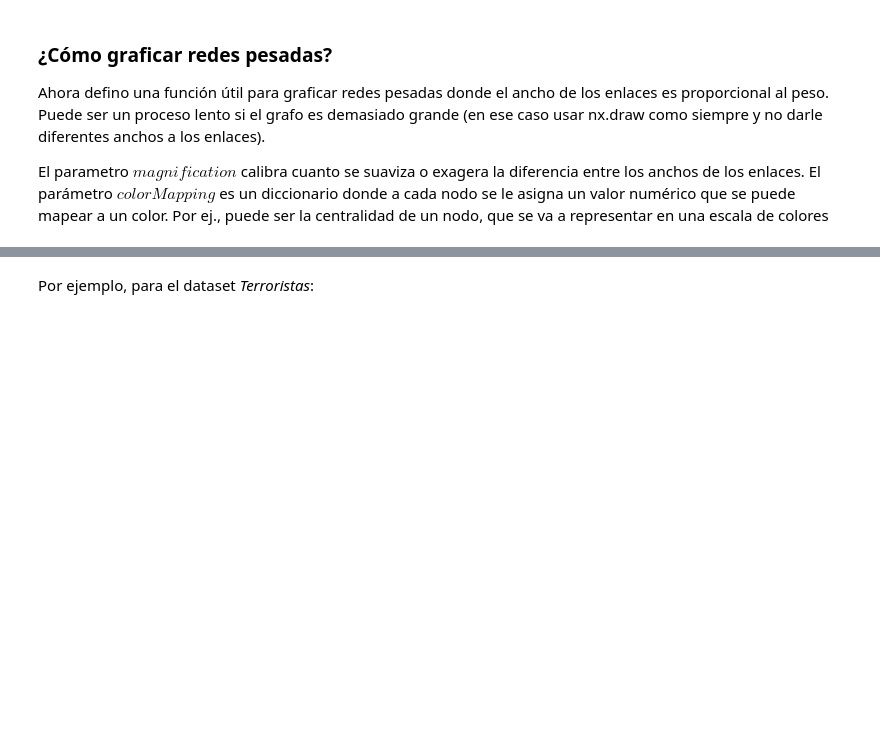
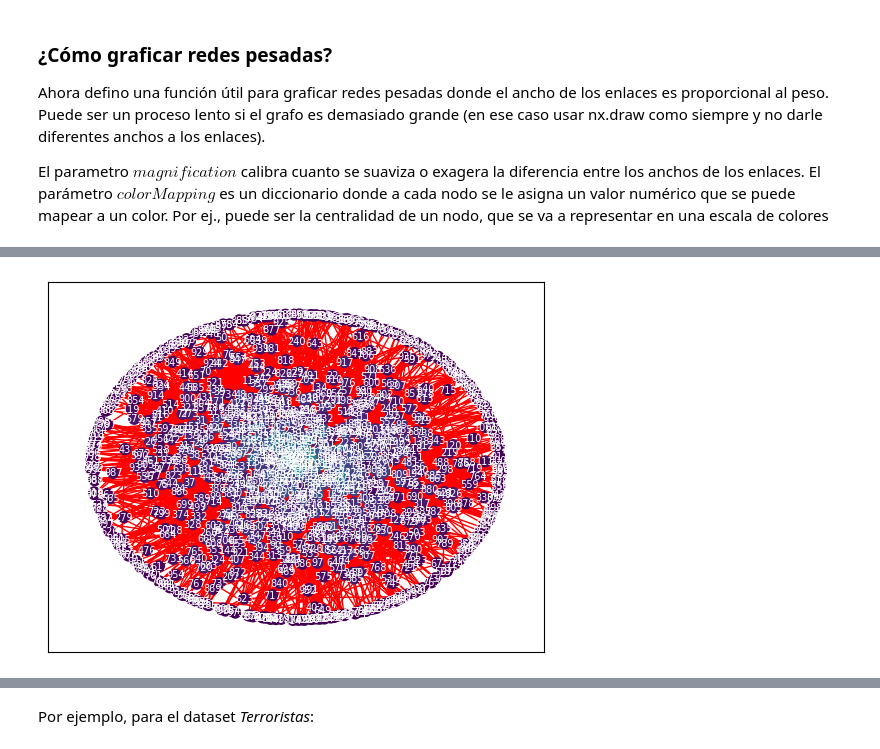
Before and after one commit to Grupo-12-DMCyT/Comparative-Analysis-in-Two-Human-Networks, a Jupyter notebook: DMCyT_sil_tutorial_Datasets_TP1_2025.ipynb, the cells around one changed output, grey strips where cells are left out. Saved outputs shown, nothing was run; the diff lists cells and outputs as text; code cells hidden in the pictures; blank space fills up the shorter version.

```diff
--- a/DMCyT_sil_tutorial_Datasets_TP1_2025.ipynb
+++ b/DMCyT_sil_tutorial_Datasets_TP1_2025.ipynb
@@ -231,0 +233,5 @@ def plotWeightedGraph(G,pos,colorMapping,magnification,nodeSize=45):
+# %%
+# CHRIS - k=10
+plotGraph(G, pos_emailGiant_k10, centrality, nodeSize)
+# %% [output]
+[figure, added]
```
Also changed, not shown: parts of 19 cells of this notebook.
